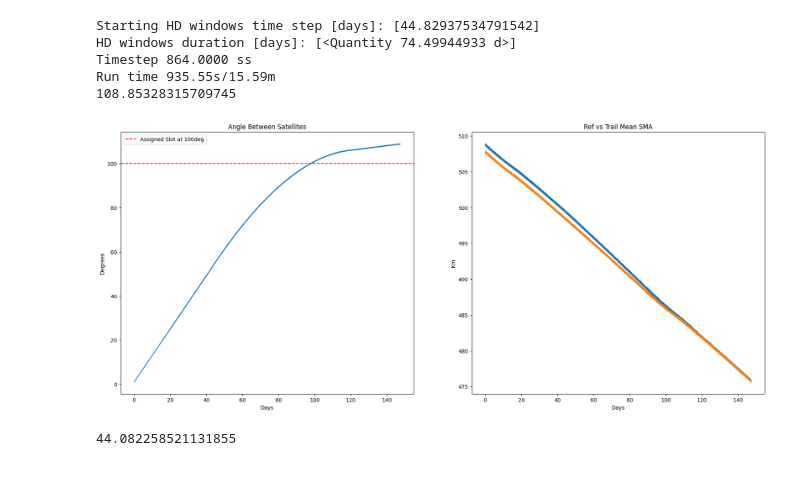
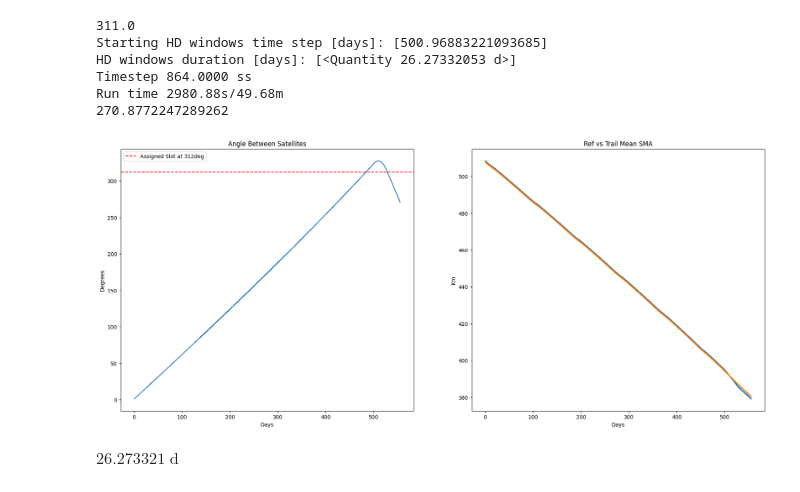
Before and after one commit to regalkuva/gmat_lorenzo, a Jupyter notebook: lorenzos_folder/scripts/differential_drag/600km_solution.ipynb, the cells around one changed output. Saved outputs shown, nothing was run; the diff lists cells and outputs as text; code cells hidden in the pictures.

```diff
--- a/lorenzos_folder/scripts/differential_drag/600km_solution.ipynb
+++ b/lorenzos_folder/scripts/differential_drag/600km_solution.ipynb
@@ -26,9 +26,9 @@ toc = time.time()
 
 ## Input parameters
 h = 510
-delta_a = 1     # delta_a always is a positive value
+delta_a = 0.5    # delta_a always is a positive value
 delta_nu = -1   # reasonably, delta_nu should be a negative value
-assignment = 100%360
+assignment = 312%360
 
 ## Orbital data
 start_date = datetime(2024,1,1,9,0,0)
@@ -48,20 +48,20 @@ reference_orbit_0 = Orbit.from_classical(
     Earth,
     a,
     ecc,
-    inc,
-    raan,
-    argp,
-    nu,
+    inc.to(u.rad),
+    raan.to(u.rad),
+    argp.to(u.rad),
+    nu.to(u.rad),
     epoch
     )
 trailing_orbit_0 = Orbit.from_classical(
     Earth,
     (a.value+delta_a)<<u.km,
     ecc,
-    inc,
-    raan,
-    argp,
-    (nu.value+delta_nu)<<u.deg,
+    inc.to(u.rad),
+    raan.to(u.rad),
+    argp.to(u.rad),
+    ((nu.value+delta_nu)<<u.deg).to(u.rad),
     epoch
     )
 
@@ -146,12 +146,13 @@ trail_mean_orbit = Orbit.from_classical(Earth, trail_mean[0]<<u.km, trail_mean[1
 
 ## Differential drag algorithm + propagation
 
-theta_err = (assignment - argl_difference(reference_orbit, trailing_orbit))%360
+theta_err = (assignment - argl_difference(reference_orbit.argp.value, reference_orbit.nu.value, trailing_orbit.argp.value, trailing_orbit.nu.value))%360
+print(theta_err)
 
 # tra_orb_pred = trailing_orbit.propagate(pred_days<<u.day, method=CowellPropagator(rtol=1e-5, f=perturbations_coesa_J2_high))
 # tra_pred_mean = osc2mean(tra_orb_pred.a.value, tra_orb_pred.ecc.value, tra_orb_pred.inc.to_value(u.deg), tra_orb_pred.raan.to_value(u.deg), tra_orb_pred.argp.to_value(u.deg), tra_orb_pred.nu.to_value(u.deg))
 # tra_orb_pred_mean = Orbit.from_classical(Earth, tra_pred_mean[0]<<u.km, tra_pred_mean[1]<<u.one, tra_pred_mean[2]<<u.deg, tra_pred_mean[3]<<u.deg, tra_pred_mean[4]<<u.deg, tra_orb_pred.nu.to(u.deg), tra_orb_pred.epoch)
-for attempts in range(2):
+for attempts in range(1):
     tra_orb_pred_high = trailing_orbit.propagate(pred_days<<u.day, method=CowellPropagator(rtol=1e-5, f=perturbations_coesa_J2_high))
     tra_pred_mean_high = osc2mean(tra_orb_pred_high.a.value, tra_orb_pred_high.ecc.value, tra_orb_pred_high.inc.to_value(u.deg), tra_orb_pred_high.raan.to_value(u.deg), tra_orb_pred_high.argp.to_value(u.deg), tra_orb_pred_high.nu.to_value(u.deg))
     tra_orb_pred_mean_high = Orbit.from_classical(Earth, tra_pred_mean_high[0]<<u.km, tra_pred_mean_high[1]<<u.one, tra_pred_mean_high[2]<<u.deg, tra_pred_mean_high[3]<<u.deg, tra_pred_mean_high[4]<<u.deg, tra_orb_pred_high.nu.to(u.deg), tra_orb_pred_high.epoch)
@@ -169,14 +170,15 @@ for attempts in range(2):
 
     pred_days = ((t_wait+t_hd.value)/(60*60*24))**(1+((trailing_orbit.a.value-Earth.R_mean.to_value(u.km)+(trailing_orbit.a.value-reference_orbit.a.value))/10000))
 
-if t_wait > (30*60*60*24):
+if t_wait > (1000*60*60*24):
 
-    t_wait_wait = t_wait * 0.9
+    t_wait_wait = t_wait * 0.5
+    print(f't_wait_wait = {t_wait_wait}')
 
     num_wait_wait = int(t_wait_wait / time_step.value)
     tofs_wait_wait = TimeDelta(np.linspace(0, t_wait_wait<<u.s, num=num_wait_wait))
     reference_ephem = reference_orbit.to_ephem(EpochsArray(reference_orbit.epoch + tofs_wait_wait, method=CowellPropagator(rtol=1e-5, f=perturbations_coesa_J2_low)))
-    trailing_ephem = trailing_orbit.to_ephem(EpochsArray(trailing_orbit.epoch + tofs_wait_wait, method=CowellPropagator(rtol=1e-5, f=perturbations_coesa_J2_low)))
+    trailing_ephem = trailing_orbit.to_ephem(EpochsArray(trailing_orbit.epoch + tofs_wait_wait, method=CowellPropagator(rtol=1e-5, f=perturbations_coesa_J2_high)))
 
 
     for t in range(len(tofs_wait_wait)):
@@ -210,7 +212,7 @@ if t_wait > (30*60*60*24):
         refsmalist_mean.append(ref_mean[0])
         trailsmalist_mean.append(trail_mean[0])
 
-        angle_list.append(argl_difference(ref_from_ephem, trail_from_ephem))
+        angle_list.append(argl_difference(ref_from_ephem.argp.value, ref_from_ephem.nu.value, trail_from_ephem.argp.value, trail_from_ephem.nu.value))
 
         elapsedsecs.append(secs)
 
@@ -223,7 +225,7 @@ if t_wait > (30*60*60*24):
     trail_mean_orbit = Orbit.from_classical(Earth, trail_mean[0]<<u.km, trail_mean[1]<<u.one, trail_mean[2]<<u.deg, trail_mean[3]<<u.deg, trail_mean[4]<<u.deg, trailing_orbit.nu.to(u.deg), trailing_orbit.epoch)
 
 
-    theta_err = (assignment - argl_difference(reference_orbit, trailing_orbit))%360
+    theta_err = (assignment - argl_difference(reference_orbit.argp.value, reference_orbit.nu.value, trailing_orbit.argp.value, trailing_orbit.nu.value))%360
 
     for attempts in range(2):
         tra_orb_pred_high = trailing_orbit.propagate(pred_days<<u.day, method=CowellPropagator(rtol=1e-5, f=perturbations_coesa_J2_high))
@@ -284,7 +286,7 @@ for t in range(len(tofs_wait)):
     refsmalist_mean.append(ref_mean[0])
     trailsmalist_mean.append(trail_mean[0])
 
-    angle_list.append(argl_difference(ref_from_ephem, trail_from_ephem))
+    angle_list.append(argl_difference(ref_from_ephem.argp.value, ref_from_ephem.nu.value, trail_from_ephem.argp.value, trail_from_ephem.nu.value))
 
     elapsedsecs.append(secs)
 
@@ -330,7 +332,7 @@ for t in range(len(tofs_hd)):
     refsmalist_mean.append(ref_mean[0])
     trailsmalist_mean.append(trail_mean[0])
 
-    angle_list.append(argl_difference(ref_from_ephem, trail_from_ephem))
+    angle_list.append(argl_difference(ref_from_ephem.argp.value, ref_from_ephem.nu.value, trail_from_ephem.argp.value, trail_from_ephem.nu.value))
 
     elapsedsecs.append(secs)
 
@@ -422,7 +424,7 @@ for t in range(len(tofs_prop)):
     refsmalist_mean.append(ref_mean[0])
     trailsmalist_mean.append(trail_mean[0])
 
-    angle_list.append(argl_difference(ref_from_ephem, trail_from_ephem))
+    angle_list.append(argl_difference(ref_from_ephem.argp.value, ref_from_ephem.nu.value, trail_from_ephem.argp.value, trail_from_ephem.nu.value))
 
     elapsedsecs.append(secs)
 
@@ -437,39 +439,40 @@ ref_mean_altitudes = []
 for sma in range(len(trailsmalist_mean)):
     trail_mean_altitudes.append(trailsmalist_mean[sma] - Earth.R_mean.to_value(u.km))
     ref_mean_altitudes.append(refsmalist_mean[sma] - Earth.R_mean.to_value(u.km))
 
 fig, ax = plt.subplots(1, 2, figsize=(22,9), squeeze=False)
 
 ax[0,0].plot(elapsed_days,angle_list)
 ax[0,0].axhline(assignment,linestyle='--',color='red',label = f'Assigned Slot at {assignment}deg')
 ax[0,0].legend(loc = 'upper left')
 ax[0,0].set_title('Angle Between Satellites')
 ax[0,0].set_xlabel('Days')
 ax[0,0].set_ylabel('Degrees')
 
 ax[0,1].plot(elapsed_days,trail_mean_altitudes,label='Trail')
 ax[0,1].plot(elapsed_days,ref_mean_altitudes,label='Ref')
 ax[0,1].set_title('Ref vs Trail Mean SMA')
 ax[0,1].set_xlabel('Days')
 ax[0,1].set_ylabel('Km')
 
 
 print(f'Starting HD windows time step [days]: {hd_window}')
 print(f'HD windows duration [days]: {hd_duration}')
 
 tic = time.time()
 print(f'Timestep {time_step:.4f}s')
 print(f'Run time {tic-toc:.2f}s/{(tic-toc)/60:.2f}m')
 print(angle_list[-1])
 plt.show()
 # %% [output]
-Starting HD windows time step [days]: [44.82937534791542]
-HD windows duration [days]: [<Quantity 74.49944933 d>]
+311.0
+Starting HD windows time step [days]: [500.96883221093685]
+HD windows duration [days]: [<Quantity 26.27332053 d>]
 Timestep 864.0000 ss
-Run time 935.55s/15.59m
-108.85328315709745
+Run time 2980.88s/49.68m
+270.8772247289262
-[figure, old version]
+[figure, new version]
-# %%
-t_wait/(60*60*24)
-# %% [output]
-44.082258521131855
+# %%
+t_hd.to(u.day)
+# %% [output]
+$26.273321 \; \mathrm{d}$
```
Also changed, not shown: 23 other files.
